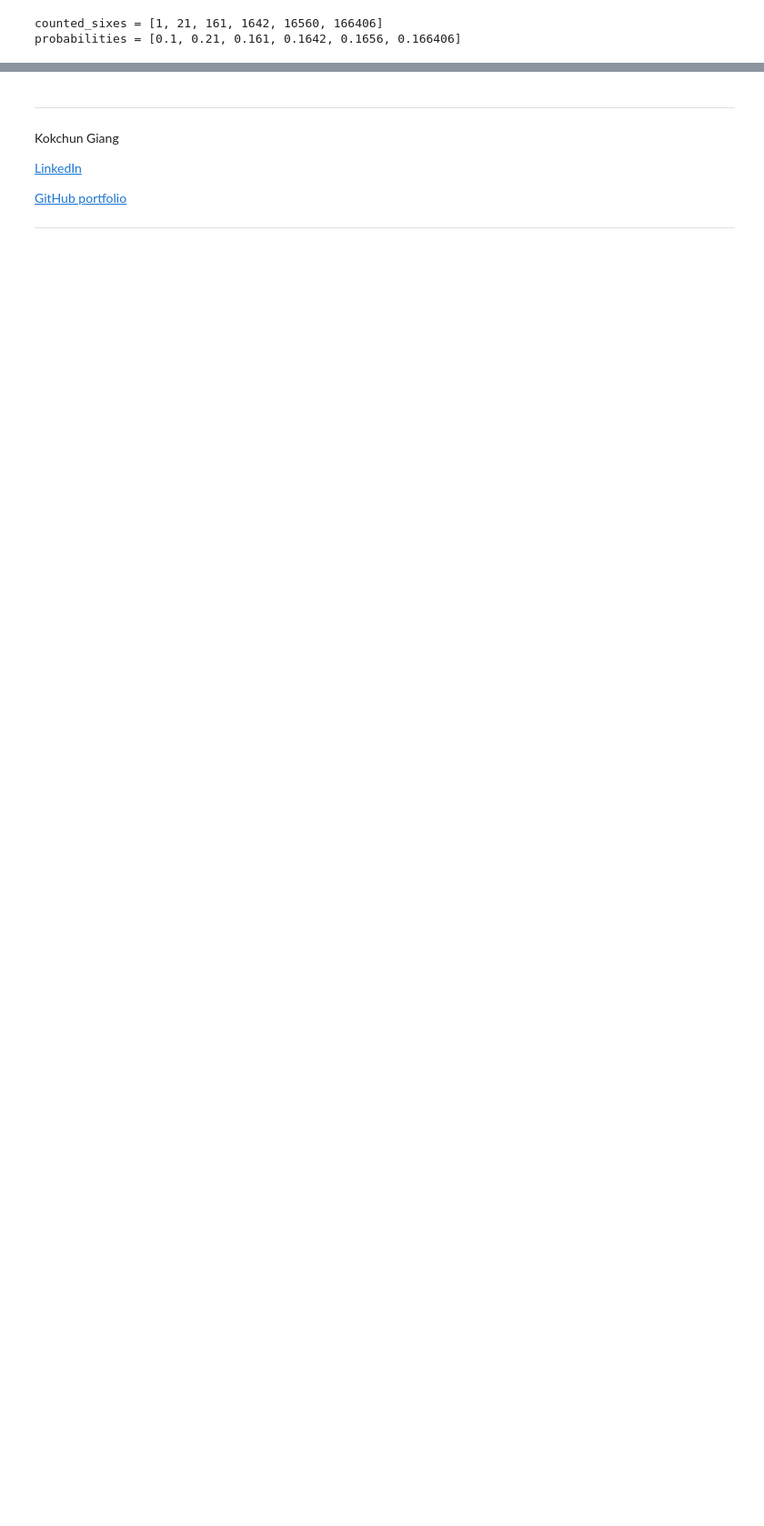
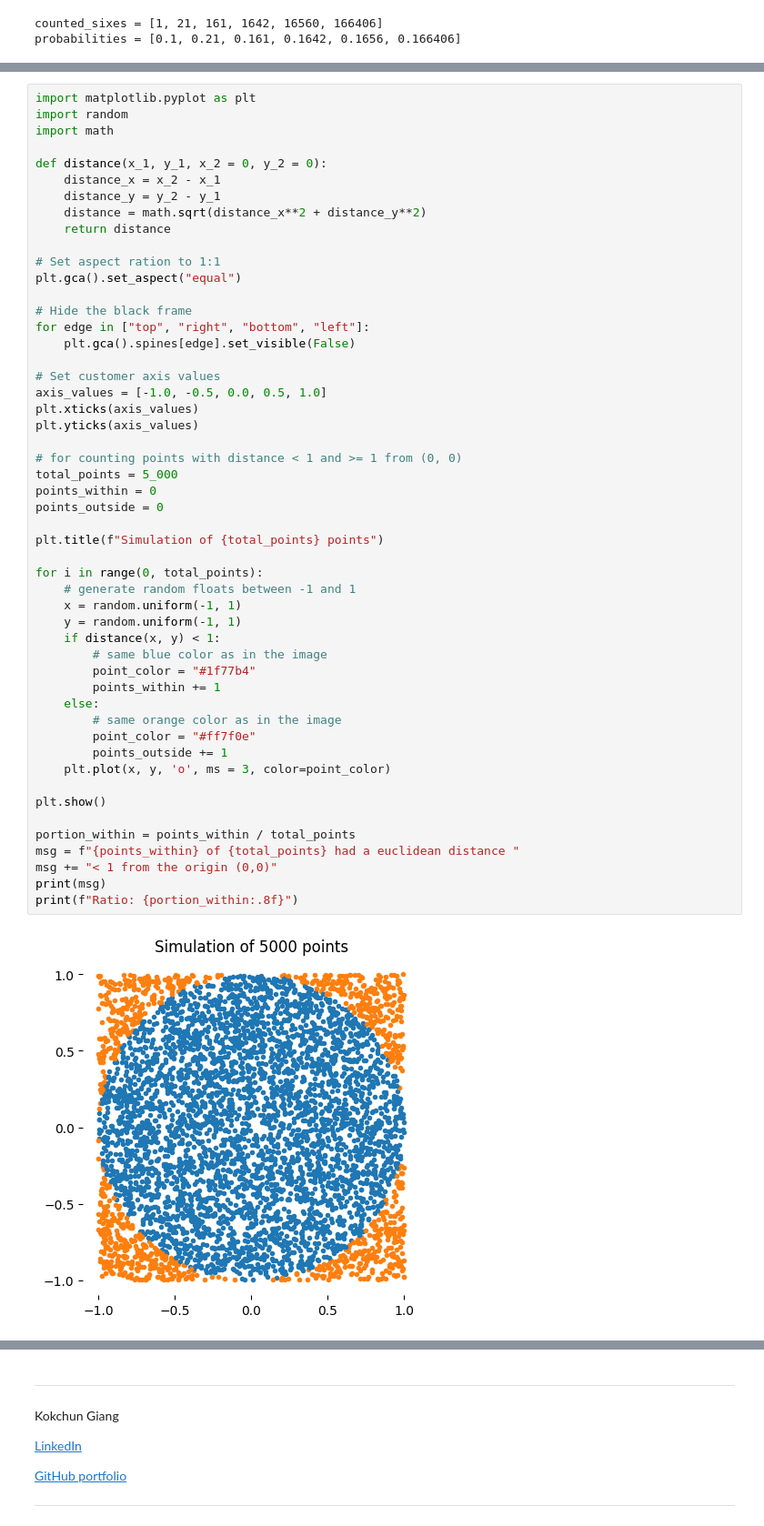
Before and after one commit to valter-w/python-programming-VALTER-LEON, a Jupyter notebook: Exercises/exercise_4.ipynb, the cells around one changed output, grey strips where cells are left out. Shown at 91% size. Saved outputs shown, nothing was run; the diff lists cells and outputs as text; blank space fills up the shorter version.

```diff
--- a/Exercises/exercise_4.ipynb
+++ b/Exercises/exercise_4.ipynb
@@ -337,0 +342,53 @@ No answer here, try to prove it theoretically.
+# %%
+import matplotlib.pyplot as plt
+import random
+import math
+
+def distance(x_1, y_1, x_2 = 0, y_2 = 0):
+    distance_x = x_2 - x_1
+    distance_y = y_2 - y_1
+    distance = math.sqrt(distance_x**2 + distance_y**2)
+    return distance
+
+# Set aspect ration to 1:1
+plt.gca().set_aspect("equal")
+
+# Hide the black frame
+for edge in ["top", "right", "bottom", "left"]:
+    plt.gca().spines[edge].set_visible(False)
+
+# Set customer axis values
+axis_values = [-1.0, -0.5, 0.0, 0.5, 1.0]
+plt.xticks(axis_values)
+plt.yticks(axis_values)
+
+# for counting points with distance < 1 and >= 1 from (0, 0)
+total_points = 5_000
+points_within = 0
+points_outside = 0
+
+plt.title(f"Simulation of {total_points} points")
+
+for i in range(0, total_points):
+    # generate random floats between -1 and 1
+    x = random.uniform(-1, 1)
+    y = random.uniform(-1, 1)
+    if distance(x, y) < 1:
+        # same blue color as in the image
+        point_color = "#1f77b4"
+        points_within += 1
+    else:
+        # same orange color as in the image
+        point_color = "#ff7f0e"
+        points_outside += 1
+    plt.plot(x, y, 'o', ms = 3, color=point_color)
+
+plt.show()
+
+portion_within = points_within / total_points
+msg = f"{points_within} of {total_points} had a euclidean distance "
+msg += "< 1 from the origin (0,0)"
+print(msg)
+print(f"Ratio: {portion_within:.8f}")
+# %% [output]
+[figure, added]
```
Also changed, not shown: parts of 4 cells of this notebook.
